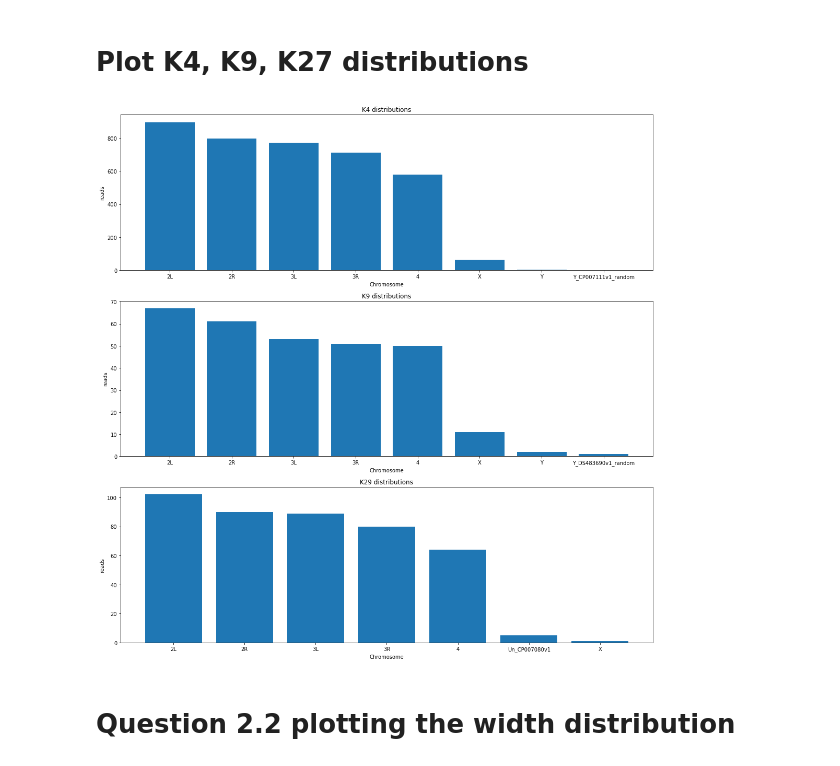
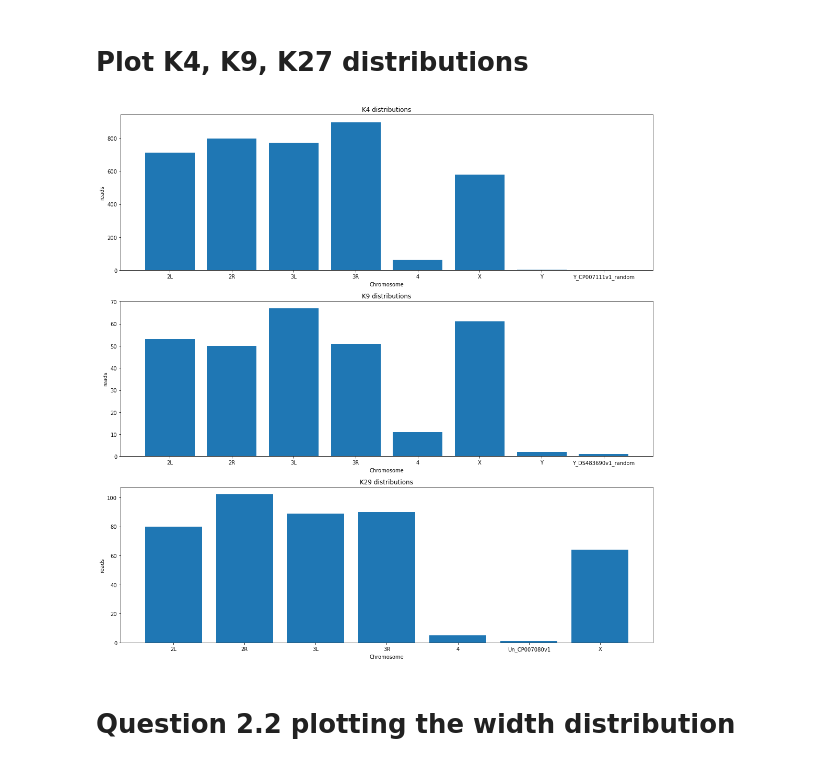
Before and after one commit to aaagrim/qbb2020-answers, a Jupyter notebook: day1-lunch/day1lunch_question2.ipynb, the cells around one changed output. Cells and saved outputs as stored; diff of their text form; code cells hidden in the pictures.

Commit message:
Updated the graph sorting

```diff
--- a/day1-lunch/day1lunch_question2.ipynb
+++ b/day1-lunch/day1lunch_question2.ipynb
@@ -131,7 +131,8 @@ Index(['3R', '2R', '3L', '2L', 'X', '4', 'Y', 'Y_CP007111v1_random'], dtype='obj
 # Question 2 - Tidying up graphs
 # %%
 fig, ax = plt.subplots()
-ax.bar(sorted(chr_k4.index), chr_k4 )
+chr_k4 = chr_k4.sort_index()
+ax.bar(chr_k4.index, chr_k4 )
 ax.set_title( "K4 Distribution" )
 ax.set_xlabel( "Chromosomes" )
 ax.set_ylabel( "reads" )
@@ -156,30 +157,34 @@ chr_k27 = chr_k27.value_counts()
 # Plot K4, K9, K27 distributions
 # %%
 fig, ax = plt.subplots(3,figsize=(15,15))
-ax[0].bar( sorted(chr_k4.index), chr_k4  )
-ax[1].bar( sorted(chr_k9.index), chr_k9 )
-ax[2].bar( sorted(chr_k27.index), chr_k27 )
+chr_k9 = chr_k9.sort_index()
+chr_k27 = chr_k27.sort_index()
+
+
+ax[0].bar(chr_k4.index, chr_k4  )
+ax[1].bar(chr_k9.index, chr_k9 )
+ax[2].bar(chr_k27.index, chr_k27 )
 
 ax[0].set_title( "K4 distributions" )
 ax[1].set_title( "K9 distributions" )
 ax[2].set_title( "K29 distributions" )
 #Label the individual graphs
 
 ax[0].set_xlabel( "Chromosome" )
 ax[1].set_xlabel( "Chromosome" )
 ax[2].set_xlabel( "Chromosome" )
 #label the x axsis
 
 ax[0].set_ylabel( "reads" )
 ax[1].set_ylabel( "reads" )
 ax[2].set_ylabel( "reads" )
 #label the y axsis
 
 fig.tight_layout()
 
 plt.show()
 # %% [output]
-[figure, old version]
+[figure, new version]
 # %% [markdown]
 # Question 2.2 plotting the width distribution
 # %%
```
Also changed, not shown: parts of 1 cell of this notebook.
